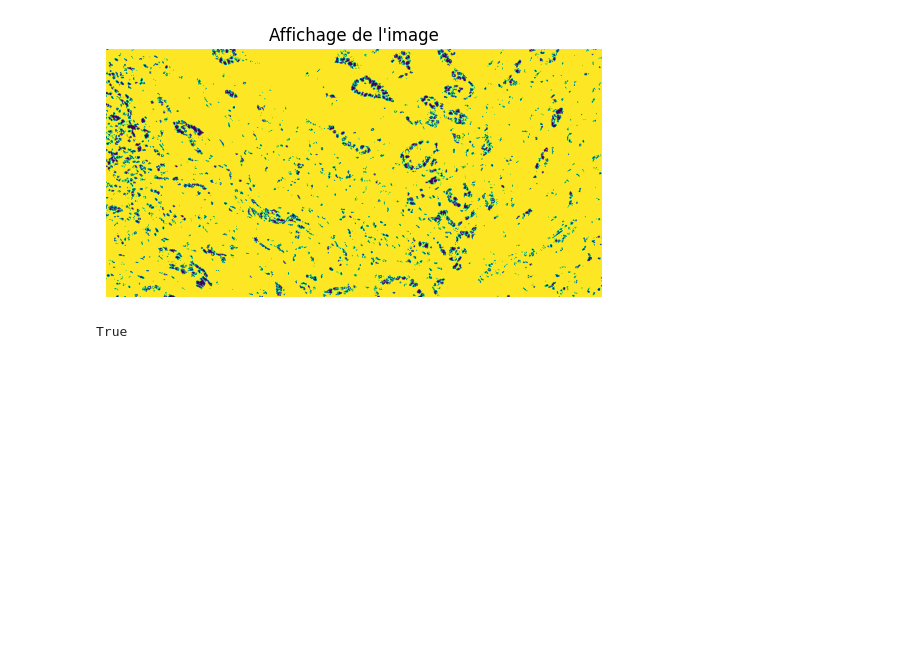
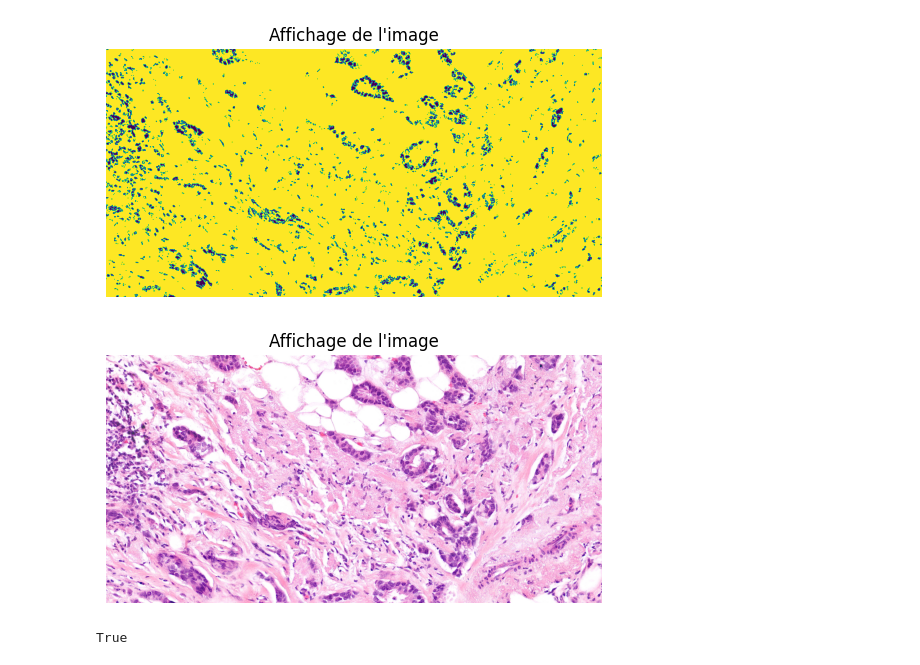
Before and after one commit to Greg-hub-dev/anapath, a Jupyter notebook: anapath/notebooks/Test_fonction.ipynb, the cells around one changed output. Saved outputs shown, nothing was run; the diff lists cells and outputs as text; code cells hidden in the pictures; blank space fills up the shorter version.

```diff
--- a/anapath/notebooks/Test_fonction.ipynb
+++ b/anapath/notebooks/Test_fonction.ipynb
@@ -84,7 +98,15 @@ cv2.destroyAllWindows()
 display_image(result)
 # %% [output]
 [figure]
-# %%
-cv2.imwrite('image_resultat.png', result)
-# %% [output]
-True
+# %%
+image_prep = preprocess_image(image_,(1024,512),True)
+# %%
+image_prep.shape
+display_image(image_prep)
+# %% [output]
+[figure, added]
+# %%
+import numpy as np
+cv2.imwrite('image_resultat.png', (image_prep * 255).astype(np.uint8))
+# %% [output]
+True
```
Also changed, not shown: parts of 5 cells of this notebook, 1 other file.
